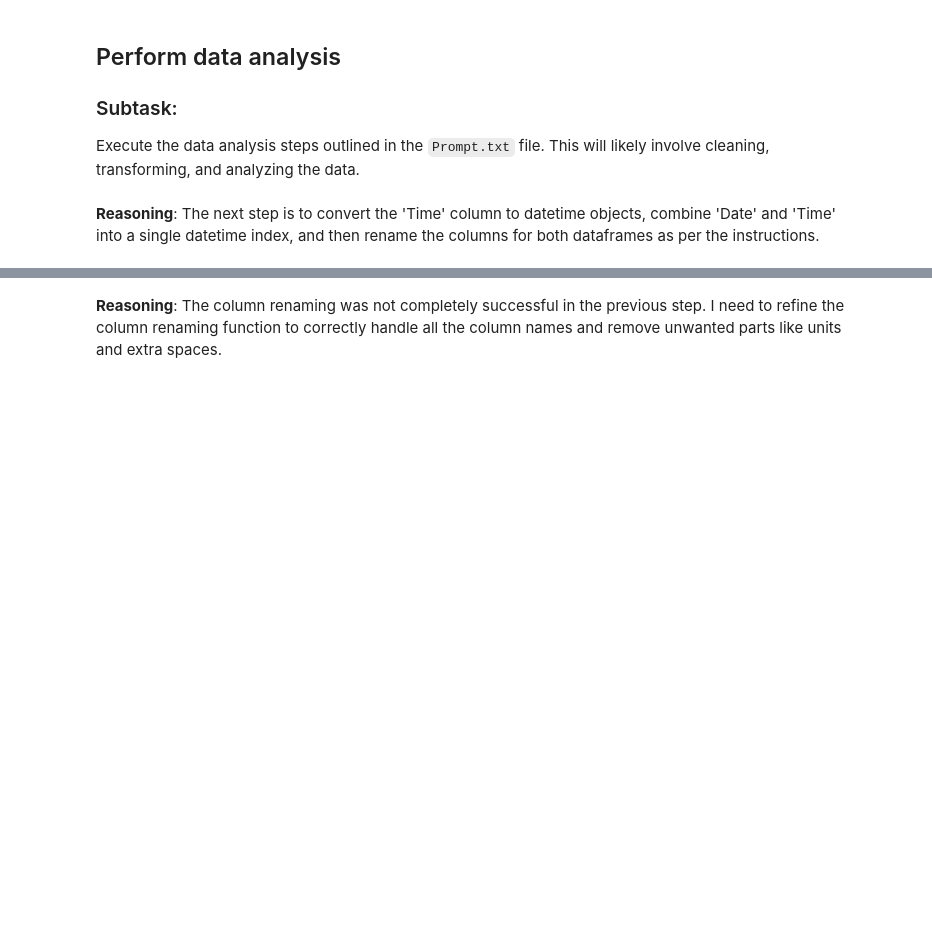
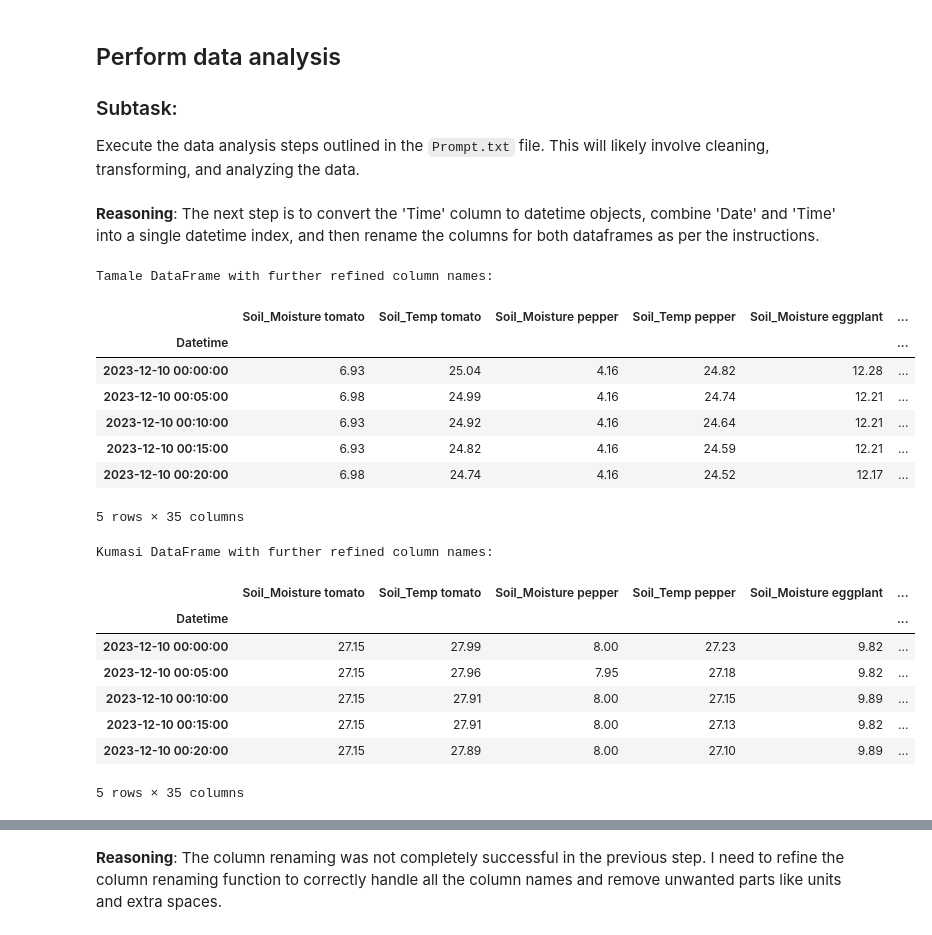
Before and after one commit to Richkul/APV-WEF, a Jupyter notebook: Untitled37.ipynb, the cells around one changed output, grey strips where cells are left out. Saved outputs shown, nothing was run; the diff lists cells and outputs as text; code cells hidden in the pictures; blank space fills up the shorter version.

```diff
--- a/Untitled37.ipynb
+++ b/Untitled37.ipynb
@@ -102,0 +203,64 @@ display(kumasi_df.head())
+# %%
+# Further refine column renaming
+def clean_col_names_further_refined(df):
+    cols = df.columns
+    new_cols = []
+    for col in cols:
+        new_col = col.replace('Volumetric soil water/moisture content at ', '')
+        new_col = new_col.replace('Soil temperature at ', '')
+        new_col = new_col.replace('Agriculture only for ', 'AG_')
+        new_col = new_col.replace('Agrivoltaics plot for ', 'AV_')
+        new_col = new_col.replace('Weather station measuring ', '')
+        new_col = new_col.replace(' of location', '')
+        new_col = new_col.replace(' at Photovoltaics only', '_PV')
+        new_col = new_col.replace(' undestory panel temperature', '_PanelTemp')
+        new_col = new_col.replace(' solar radiation', '_Radiation')
+        new_col = new_col.replace('Ambient Humidity', 'Ambient_Humidity')
+        new_col = new_col.replace('Ambient Temp', 'Ambient_Temp')
+        new_col = new_col.replace('Precipitation', 'Precipitation') # Keep as is
+        new_col = new_col.replace('Soil Moisture', 'Soil_Moisture')
+        new_col = new_col.replace('Soil Temp', 'Soil_Temp')
+        new_col = new_col.replace('PV Radiation', 'PV_Radiation')
+        new_col = new_col.replace('PV Panel Temp', 'PV_Panel_Temp')
+        new_col = new_col.replace('Tomato', 'tomato')
+        new_col = new_col.replace('Pepper', 'pepper')
+        new_col = new_col.replace('Eggplant', 'eggplant')
+        new_col = new_col.replace('  (%)', '')
+        new_col = new_col.replace(' (%)', '')
+        new_col = new_col.replace(' (oC)', '')
+        new_col = new_col.replace(' oC)', '')
+        new_col = new_col.replace(' (W/m2)', '')
+        new_col = new_col.replace(' (mm)', '')
+        new_col = new_col.replace(', relative humidity', '')
+        new_col = new_col.replace('__', '_') # Replace double underscores
+        new_col = new_col.strip()
+        new_cols.append(new_col)
+    df.columns = new_cols
+    return df
+
+tamale_df = clean_col_names_further_refined(tamale_df)
+kumasi_df = clean_col_names_further_refined(kumasi_df)
+
+print("Tamale DataFrame with further refined column names:")
+display(tamale_df.head())
+print("\nKumasi DataFrame with further refined column names:")
+display(kumasi_df.head())
+# %% [output]
+Tamale DataFrame with further refined column names:
+|  | Soil_Moisture tomato | Soil_Temp tomato | Soil_Moisture pepper | Soil_Temp pepper | Soil_Moisture eggplant | ... |
+| Datetime |  |  |  |  |  | ... |
+| 2023-12-10 00:00:00 | 6.93 | 25.04 | 4.16 | 24.82 | 12.28 | ... |
+| 2023-12-10 00:05:00 | 6.98 | 24.99 | 4.16 | 24.74 | 12.21 | ... |
+| 2023-12-10 00:10:00 | 6.93 | 24.92 | 4.16 | 24.64 | 12.21 | ... |
+| 2023-12-10 00:15:00 | 6.93 | 24.82 | 4.16 | 24.59 | 12.21 | ... |
+| 2023-12-10 00:20:00 | 6.98 | 24.74 | 4.16 | 24.52 | 12.17 | ... |
+5 rows × 35 columns
+Kumasi DataFrame with further refined column names:
+|  | Soil_Moisture tomato | Soil_Temp tomato | Soil_Moisture pepper | Soil_Temp pepper | Soil_Moisture eggplant | ... |
+| Datetime |  |  |  |  |  | ... |
+| 2023-12-10 00:00:00 | 27.15 | 27.99 | 8.00 | 27.23 | 9.82 | ... |
+| 2023-12-10 00:05:00 | 27.15 | 27.96 | 7.95 | 27.18 | 9.82 | ... |
+| 2023-12-10 00:10:00 | 27.15 | 27.91 | 8.00 | 27.15 | 9.89 | ... |
+| 2023-12-10 00:15:00 | 27.15 | 27.91 | 8.00 | 27.13 | 9.82 | ... |
+| 2023-12-10 00:20:00 | 27.15 | 27.89 | 8.00 | 27.10 | 9.89 | ... |
+5 rows × 35 columns
```
Also changed, not shown: parts of 28 cells of this notebook.
